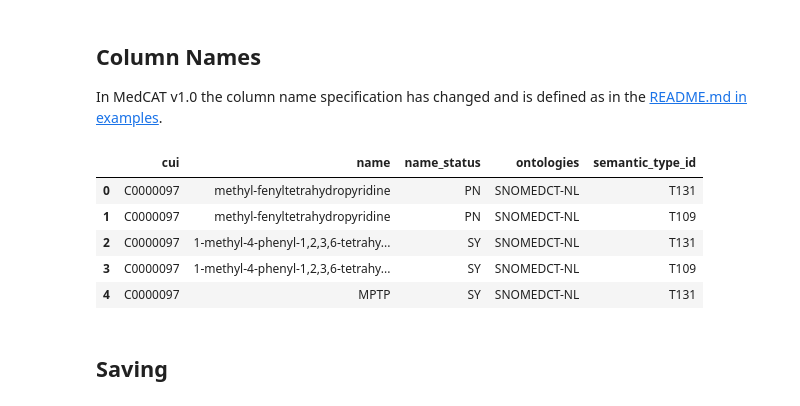
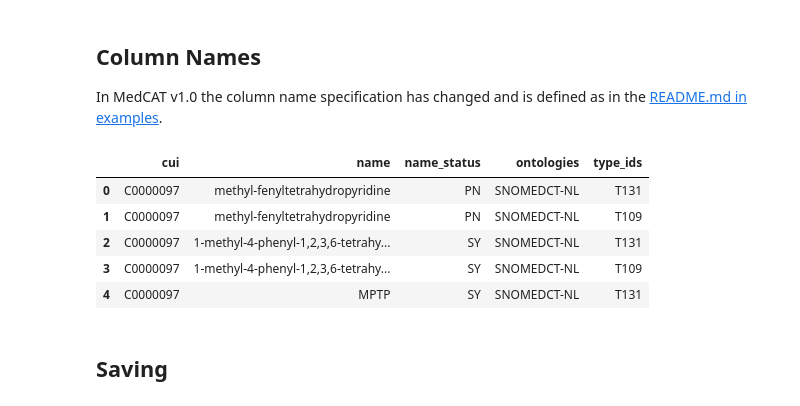
Before and after one commit to umcu/dutch-medical-concepts, a Jupyter notebook: dutch-umls_to_concept-table.ipynb, the cells around one changed output. Cells and saved outputs as stored; diff of their text form; code cells hidden in the pictures.

Commit message:
Update type_ids column in notebook

```diff
--- a/dutch-umls_to_concept-table.ipynb
+++ b/dutch-umls_to_concept-table.ipynb
@@ -413,11 +413,11 @@ Number of rows before removing rows: 574210
 ## Column Names
 In MedCAT v1.0 the column name specification has changed and is defined as in the [README.md in examples](https://github.com/CogStack/MedCAT/tree/master/examples).
 # %%
-umls_snomed_tui_filtered.rename(columns={'str': 'name', 'tty': 'name_status', 'sab': 'ontologies', 'tui': 'semantic_type_id'}, inplace=True)
+umls_snomed_tui_filtered.rename(columns={'str': 'name', 'tty': 'name_status', 'sab': 'ontologies', 'tui': 'type_ids'}, inplace=True)
 umls_snomed_tui_filtered.drop(['sty'], axis = 1, inplace=True)
 umls_snomed_tui_filtered.head()
 # %% [output]
-|  | cui | name | name_status | ontologies | semantic_type_id |
+|  | cui | name | name_status | ontologies | type_ids |
 | 0 | C0000097 | methyl-fenyltetrahydropyridine | PN | SNOMEDCT-NL | T131 |
 | 1 | C0000097 | methyl-fenyltetrahydropyridine | PN | SNOMEDCT-NL | T109 |
 | 2 | C0000097 | 1-methyl-4-phenyl-1,2,3,6-tetrahy... | SY | SNOMEDCT-NL | T131 |
```
